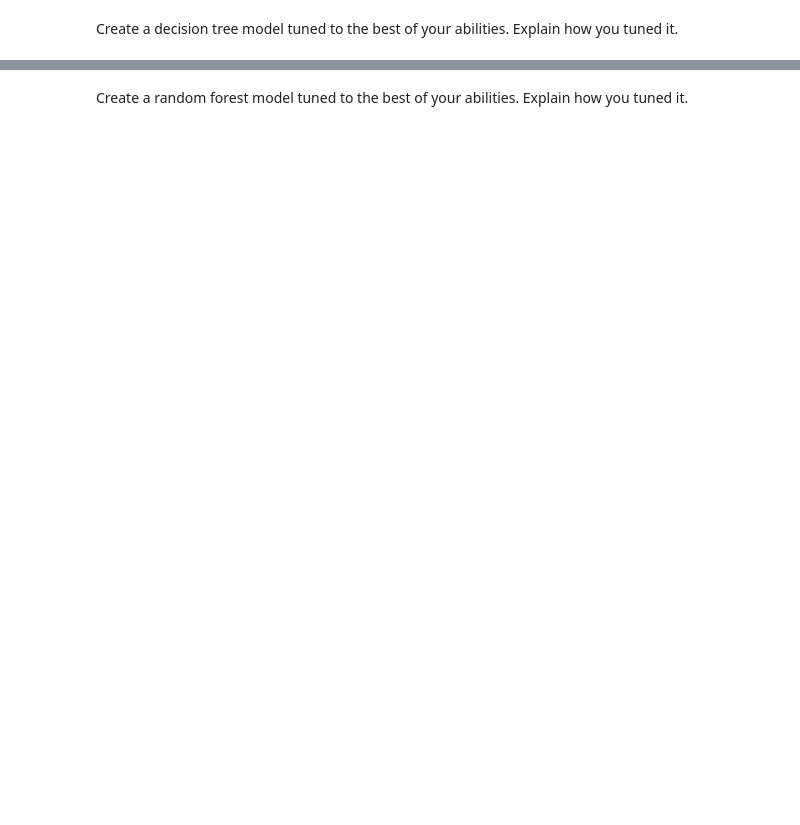
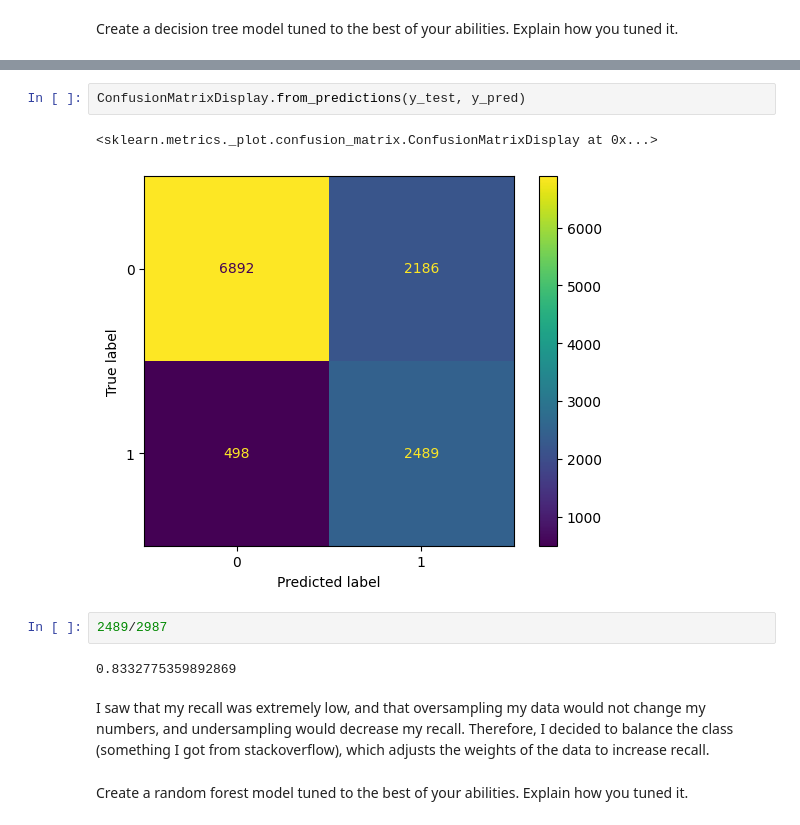
Before and after one commit to aachoudhary/aarushi-csci_1070, a Jupyter notebook: Homework/week10.ipynb, the cells around one changed output, grey strips where cells are left out. Drawn from its saved outputs; the diff is of its cells as text; blank space fills up the shorter version.

```diff
--- a/Homework/week10.ipynb
+++ b/Homework/week10.ipynb
@@ -128,2 +63,13 @@ ValueError: Unknown label type: continuous. Maybe you are trying to fit a classi
+# %%
+ConfusionMatrixDisplay.from_predictions(y_test, y_pred)
+# %% [output]
+<sklearn.metrics._plot.confusion_matrix.ConfusionMatrixDisplay at 0x...>
+[figure, added]
+# %%
+2489/2987
+# %% [output]
+0.8332775359892869
+# %% [markdown]
+I saw that my recall was extremely low, and that oversampling my data would not change my numbers, and undersampling would decrease my recall. Therefore, I decided to balance the class (something I got from stackoverflow), which adjusts the weights of the data to increase recall.
 # %% [markdown]
 Create a random forest model tuned to the best of your abilities. Explain how you tuned it.
```
Also changed, not shown: parts of 19 cells of this notebook, 5 other files.
